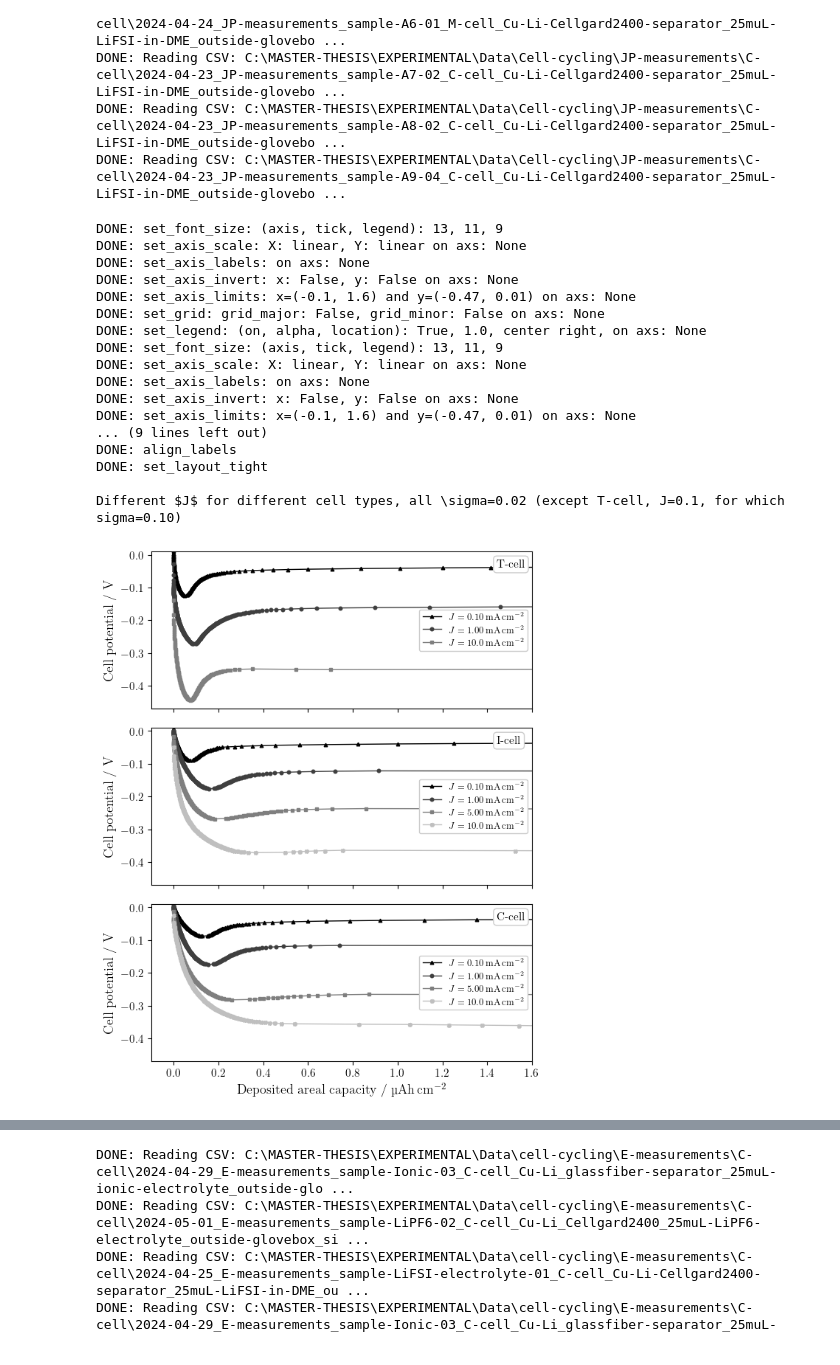
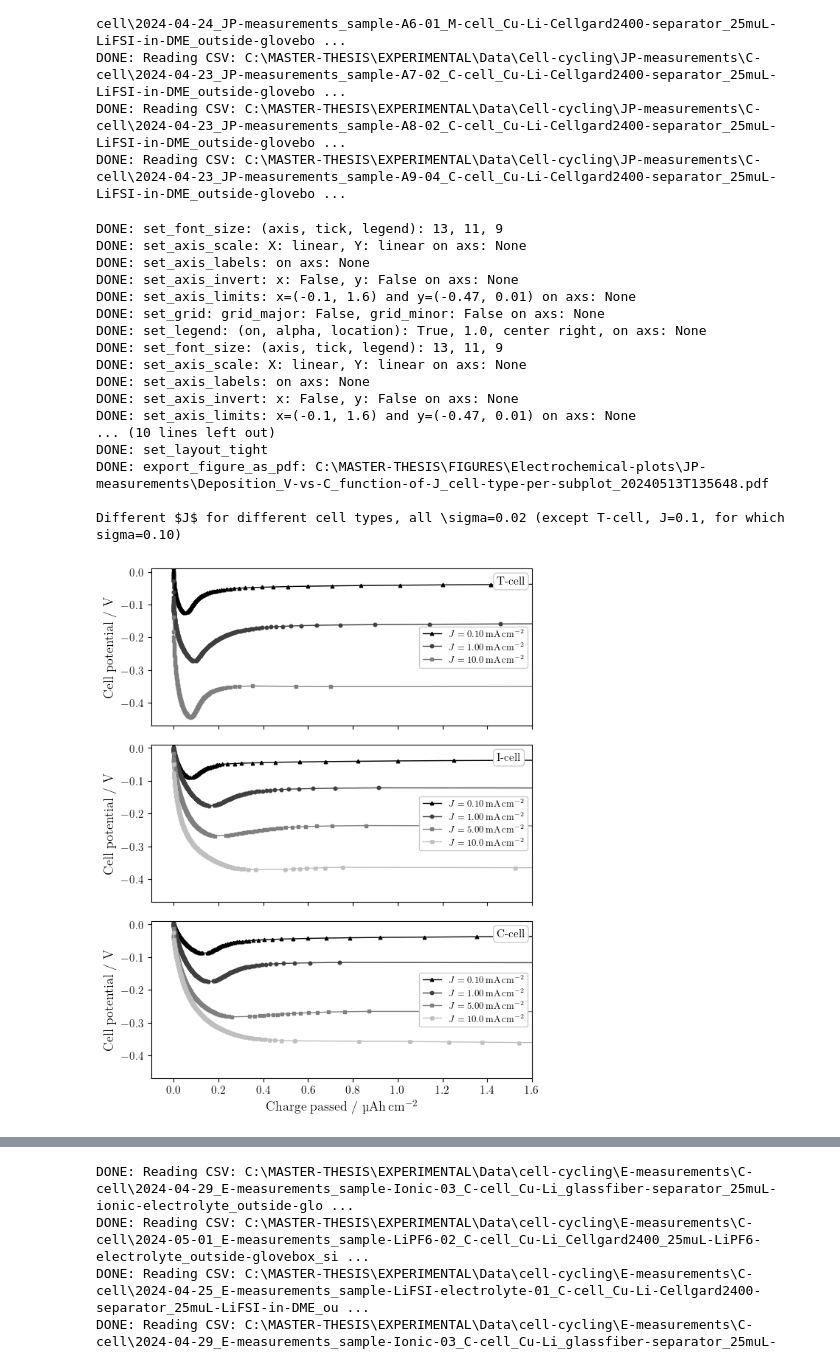
Before and after one commit to GottfridOlsson/MASTER-THESIS, a Jupyter notebook: EXPERIMENTAL/Python-scripts/Electrochemical-plots.ipynb, the cells around one changed output, grey strips where cells are left out. Cells and saved outputs as stored; diff of their text form; code cells hidden in the pictures.

```diff
--- a/EXPERIMENTAL/Python-scripts/Electrochemical-plots.ipynb
+++ b/EXPERIMENTAL/Python-scripts/Electrochemical-plots.ipynb
@@ -240,7 +240,7 @@ axs.plot(SEIDEP_sigma_005_CP_deposited_amount, SEIDEP_sigma_005_CP[1], linewidth
 # Settings for each axis (axs)
 f.set_font_size(axis=font_size_axis, tick=font_size_tick, legend=font_size_legend)
 f.set_axis_scale(   axs, xScale_string='linear', yScale_string='linear')
-f.set_axis_labels(  axs, x_label='Deposited areal capacity / \\textmu Ah\\,cm$^{-2}$', y_label='Cell potential / V')
+f.set_axis_labels(  axs, x_label='Charge passed / \\textmu Ah\\,cm$^{-2}$', y_label='Cell potential / V')
 f.set_axis_invert(  axs, x_invert=False, y_invert=False)
 f.set_axis_limits(  axs, xmin=-0.05, xmax=1.2, ymin=-0.21, ymax=0.01)
 f.set_grid(         axs, grid_major_on=grid_major, grid_major_linewidth=0.7, grid_minor_on=grid_minor, grid_minor_linewidth=0.3) # set_grid must be after set_axis_scale for some reason (at least with 'log')
@@ -249,7 +249,7 @@ f.align_labels(fig)
 f.set_layout_tight(fig)
 
 PDF_path_SEIDEP_V_vs_C_different_sigma = electrochemical_figures_export_root_path + 'SEIDEP\\Deposition_V-vs-C_T-cell_different-sigma_' + get_current_date_and_time_as_ISO8601_string() + '.pdf'
-#f.export_figure_as_pdf(PDF_path_SEIDEP_V_vs_C_different_sigma)
+f.export_figure_as_pdf(PDF_path_SEIDEP_V_vs_C_different_sigma)
 print('\nT-cells, Li-deposition, J=1mA/cm2, different $\\sigma$')
 plt.show()
 # %% [output]
@@ -403,41 +404,41 @@ for i, ax in enumerate(axs):
     f.set_font_size(axis=font_size_axis, tick=font_size_tick, legend=font_size_legend)
     f.set_axis_scale(   ax, xScale_string='linear', yScale_string='linear')
     if i==len(axs)-1:
-        f.set_axis_labels(  ax, x_label='Deposited areal capacity / \\textmu Ah\\,cm$^{-2}$', y_label='Cell potential / V')
+        f.set_axis_labels(  ax, x_label='Charge passed / \\textmu Ah\\,cm$^{-2}$', y_label='Cell potential / V')
     else:
         f.set_axis_labels(  ax, x_label='', y_label='Cell potential / V')
     f.set_axis_invert(  ax, x_invert=False, y_invert=False)
     f.set_axis_limits(  ax, xmin=-0.0001*1000, xmax=0.0016*1000, ymin=-0.47, ymax=0.01) #xmax=0.501, ymin=-0.451
     f.set_grid(         ax, grid_major_on=grid_major, grid_major_linewidth=0.7, grid_minor_on=grid_minor, grid_minor_linewidth=0.3) # set_grid must be after set_axis_scale for some reason (at least with 'log')
     f.set_legend(       ax, legend_on=legend_on, alpha=1.0, location='center right')
     ax.text(x_pos, y_pos, cell_type_strings[i], transform=ax.transAxes, bbox=standard_text_box_settings, fontsize=font_size_tick)
 
 f.align_labels(fig)
 f.set_layout_tight(fig)
 
 PDF_path_JP_V_vs_C_different_J_one_cell_type_per_subplot = electrochemical_figures_export_root_path + 'JP-measurements\\Deposition_V-vs-C_function-of-J_cell-type-per-subplot_' + get_current_date_and_time_as_ISO8601_string() + '.pdf'
-#f.export_figure_as_pdf(PDF_path_JP_V_vs_C_different_J_one_cell_type_per_subplot)
+f.export_figure_as_pdf(PDF_path_JP_V_vs_C_different_J_one_cell_type_per_subplot)
 print('\nDifferent $J$ for different cell types, all \\sigma=0.02 (except T-cell, J=0.1, for which sigma=0.10)')
 plt.show()
 # %% [output]
 DONE: set_font_size: (axis, tick, legend): 13, 11, 9
 DONE: set_axis_scale: X: linear, Y: linear on axs: None
 DONE: set_axis_labels: on axs: None
 DONE: set_axis_invert: x: False, y: False on axs: None
 DONE: set_axis_limits: x=(-0.1, 1.6) and y=(-0.47, 0.01) on axs: None
 DONE: set_grid: grid_major: False, grid_minor: False on axs: None
 DONE: set_legend: (on, alpha, location): True, 1.0, center right, on axs: None
 DONE: set_font_size: (axis, tick, legend): 13, 11, 9
 DONE: set_axis_scale: X: linear, Y: linear on axs: None
 DONE: set_axis_labels: on axs: None
 DONE: set_axis_invert: x: False, y: False on axs: None
 DONE: set_axis_limits: x=(-0.1, 1.6) and y=(-0.47, 0.01) on axs: None
-... (9 lines left out)
-DONE: align_labels
+... (10 lines left out)
 DONE: set_layout_tight
+DONE: export_figure_as_pdf: C:\MASTER-THESIS\FIGURES\Electrochemical-plots\JP-measurements\Deposition_V-vs-C_function-of-J_cell-type-per-subplot_20240513T135648.pdf
 
 Different $J$ for different cell types, all \sigma=0.02 (except T-cell, J=0.1, for which sigma=0.10)
-[figure, old version]
+[figure, new version]
 # %%
 # PLOT: for each current density, plot curves for different cell types #
 
```
Also changed, not shown: parts of 7 cells of this notebook, 42 other files.
